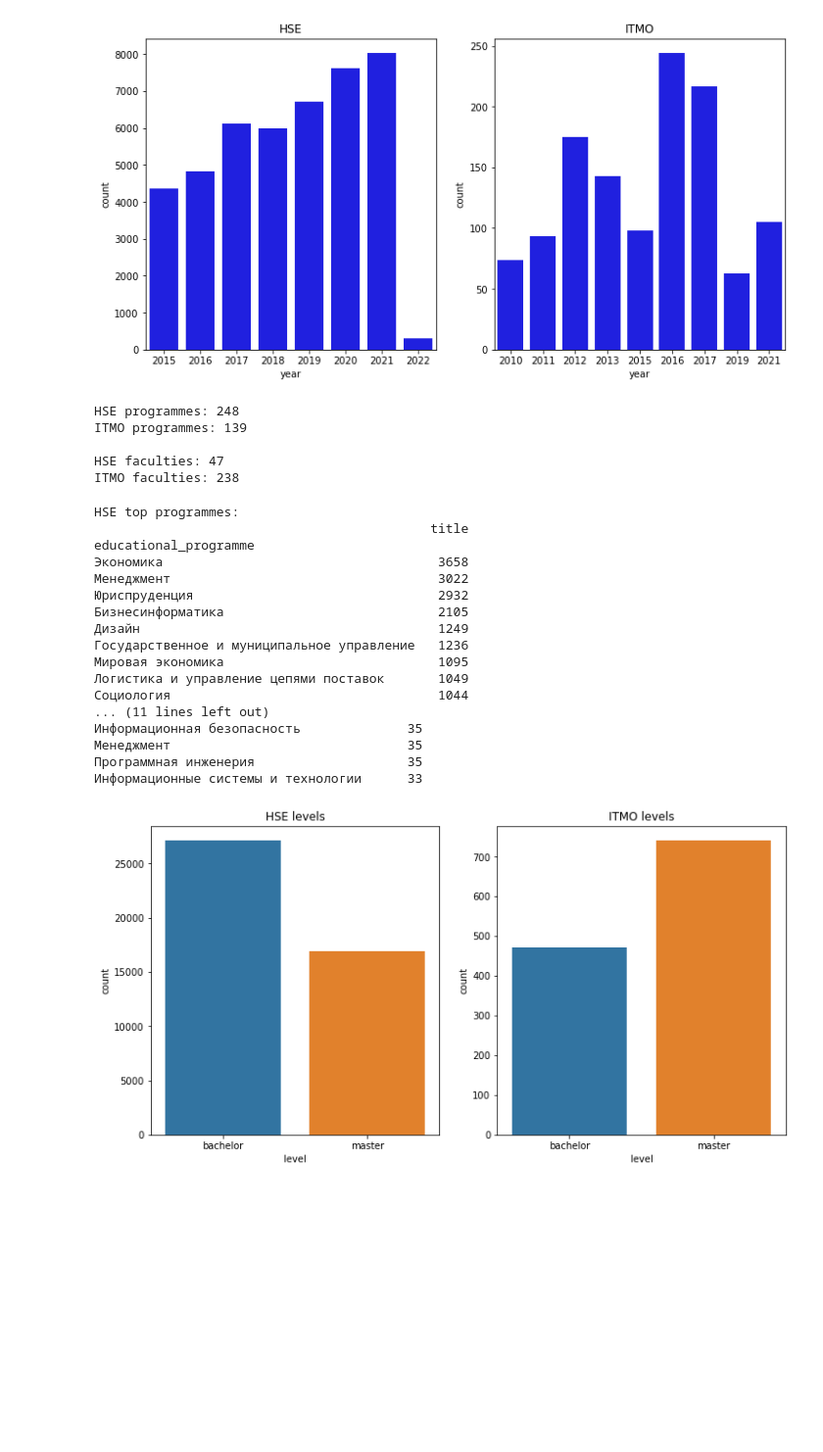
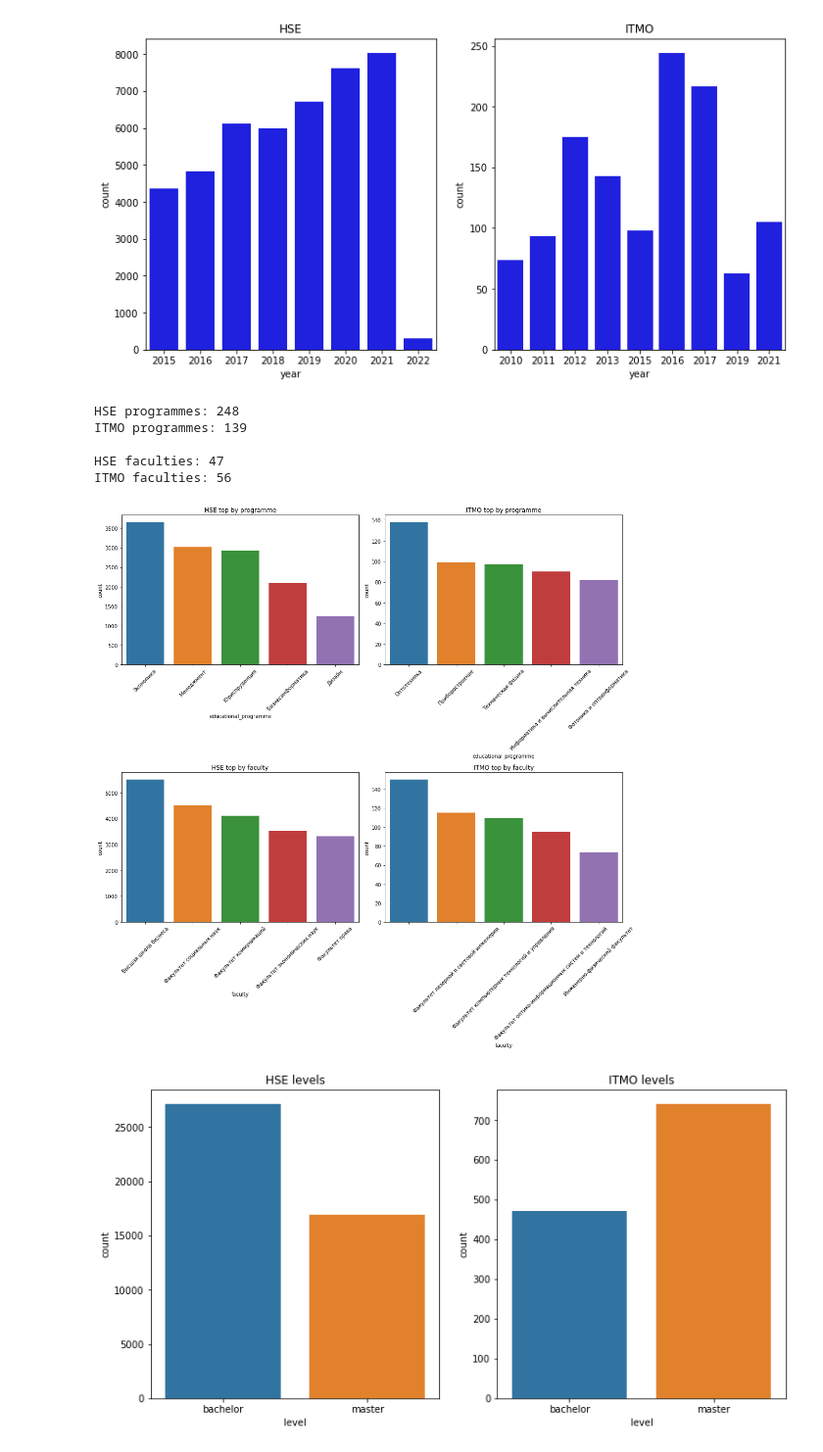
Before and after one commit to evjeny/diplomas_exploratory_analysis, a Jupyter notebook: analysis.ipynb, the cells around one changed output. Shown at 98% size. Drawn from its saved outputs; the diff is of its cells as text; code cells hidden in the pictures; blank space fills up the shorter version.

```diff
--- a/analysis.ipynb
+++ b/analysis.ipynb
@@ -92,6 +97,23 @@ def remove_punctuation(text: str, whitelisted_symbols=(" ",)) -> str:
 assert remove_punctuation("hello!!!") == "hello"
 assert remove_punctuation("hello, mister freeman", whitelisted_symbols=(" ", ",")) == "hello, mister freeman"
 assert remove_punctuation("1*&@!#80123890") == ""
+# %%
+def extract_itmo_faculty(text: str) -> str:
+    if "," not in text:
+        return text
+
+    faculty_parts = [part for part in text.split(",") if "факультет" in part.lower()]
+    if len(faculty_parts) > 0 and faculty_parts[0].strip():
+        return faculty_parts[0].strip()
+
+    return text
+
+assert extract_itmo_faculty("Факультет точной механики и технологии, кафедра измерительных технологий и компьютерной томографии") == \
+    "Факультет точной механики и технологии"
+assert extract_itmo_faculty("Естественно-научный факультет, кафедра высшей математики") == \
+    "Естественно-научный факультет"
+assert extract_itmo_faculty("Инженерно-физический факультет, кафедра лазерных технологий и экологического приборостроения") == \
+    "Инженерно-физический факультет"
 # %%
 def final_transform(df: pd.DataFrame) -> pd.DataFrame:
     df = take_text_titles(df)
@@ -99,6 +121,7 @@ def final_transform(df: pd.DataFrame) -> pd.DataFrame:
     df = apply_to_column(df, unify_level, column="level")
     df = apply_to_column(df, remove_punctuation, column="educational_programme")
     df = apply_to_column(df, lambda text: text.strip(), column="educational_programme")
+    df = apply_to_column(df, extract_itmo_faculty, column="faculty")
     df = take_known_levels(df)
 
     return df
@@ -141,4 +164,4 @@ HSE programmes: 248
 ITMO programmes: 139
 
 HSE faculties: 47
-ITMO faculties: 238
+ITMO faculties: 56
@@ -150,29 +168,25 @@ def count_diplomas_by_programme(df: pd.DataFrame, first_n: int = 10):
-# %%
-print("HSE top programmes:")
-count_diplomas_by_programme(transformed_hse_df)
-print()
-
-print("ITMO top programmes:")
-count_diplomas_by_programme(transformed_itmo_df)
-print()
-# %% [output]
-HSE top programmes:
-                                            title
-educational_programme
-Экономика                                    3658
-Менеджмент                                   3022
-Юриспруденция                                2932
-Бизнесинформатика                            2105
-Дизайн                                       1249
-Государственное и муниципальное управление   1236
-Мировая экономика                            1095
-Логистика и управление цепями поставок       1049
-Социология                                   1044
-... (11 lines left out)
-Информационная безопасность              35
-Менеджмент                               35
-Программная инженерия                    35
-Информационные системы и технологии      33
+# %%
+def plot_diplomas_by(df: pd.DataFrame, column: str, title: str, ax, first_n: int = 5):
+    groups = df[[column, "title"]].groupby(column, as_index=False).count().rename(columns=rename_title)
+    groups = groups.sort_values(by="count", ascending=False)
+    top_values = groups[:first_n]
+
+    ax.set_title(title)
+    sns.barplot(x=column, y="count", data=top_values, ax=ax)
+
+    for item in ax.get_xticklabels():
+        item.set_rotation(45)
+
+
+with add_subplots(2, 2, figsize=(15, 15)) as ((hse_prog, itmo_prog), (hse_fac, itmo_fac)):
+    plot_diplomas_by(transformed_hse_df, column="educational_programme", title="HSE top by programme", ax=hse_prog)
+    plot_diplomas_by(transformed_itmo_df, column="educational_programme", title="ITMO top by programme", ax=itmo_prog)
+    plot_diplomas_by(transformed_hse_df, column="faculty", title="HSE top by faculty", ax=hse_fac)
+    plot_diplomas_by(transformed_itmo_df, column="faculty", title="ITMO top by faculty", ax=itmo_fac)
+
+plt.tight_layout()
+# %% [output]
+[figure, added]
 # %%
 def plot_levels(df: pd.DataFrame, title: str, ax):
     ax.set_title(title)
```
Also changed, not shown: parts of 16 cells of this notebook.
